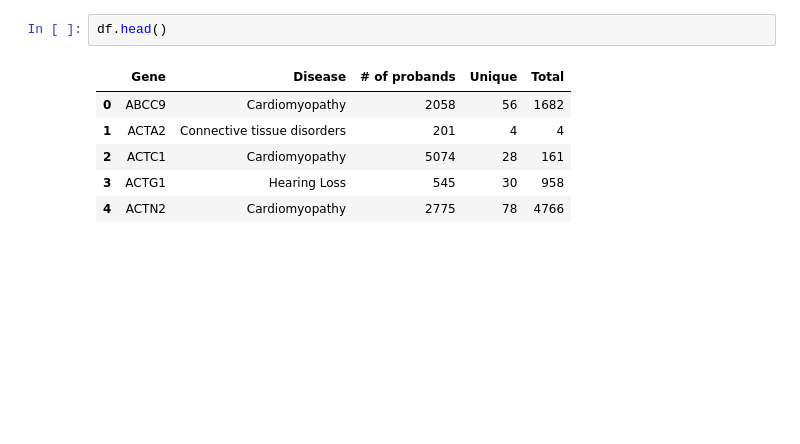
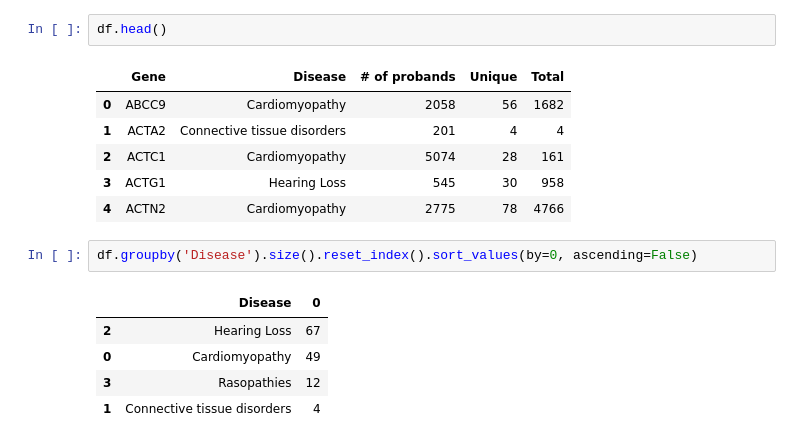
Before and after one commit to samesense/pathopredictor, a Jupyter notebook: notebooks/parse_disease.ipynb, the cells around one changed output. Cells and saved outputs as stored; diff of their text form; blank space fills up the shorter version.

```diff
--- a/notebooks/Untitled.ipynb
+++ b/notebooks/parse_disease.ipynb
@@ -31,3 +31,11 @@ df.head()
 | 2 | ACTC1 | Cardiomyopathy | 5074 | 28 | 161 |
 | 3 | ACTG1 | Hearing Loss | 545 | 30 | 958 |
 | 4 | ACTN2 | Cardiomyopathy | 2775 | 78 | 4766 |
+# %%
+df.groupby('Disease').size().reset_index().sort_values(by=0, ascending=False)
+# %% [output]
+|  | Disease | 0 |
+| 2 | Hearing Loss | 67 |
+| 0 | Cardiomyopathy | 49 |
+| 3 | Rasopathies | 12 |
+| 1 | Connective tissue disorders | 4 |
```
Also changed, not shown: 3 other files.
